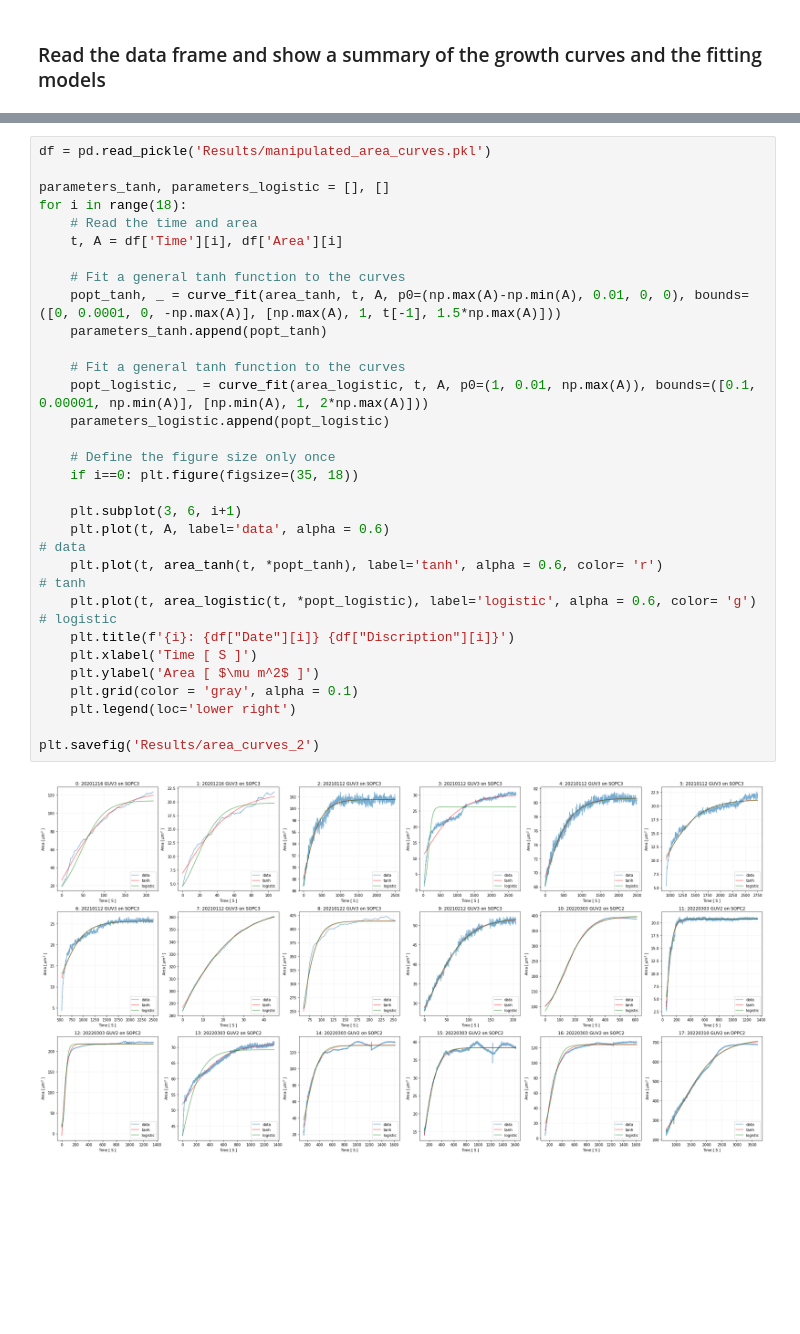
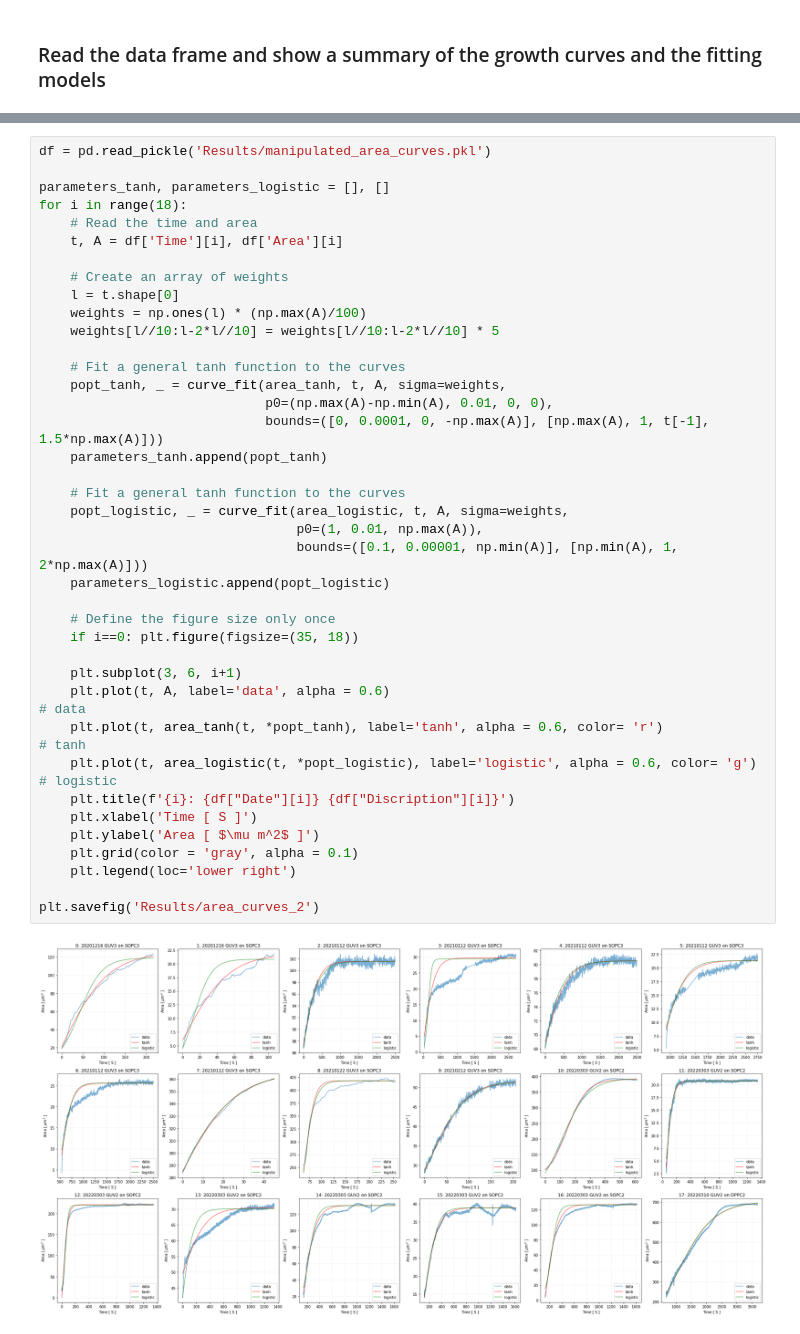
Before and after one commit to ahmed344/growth-curves, a Jupyter notebook: curves_table.ipynb, the cells around one changed output, grey strips where cells are left out. Cells and saved outputs as stored; diff of their text form; blank space fills up the shorter version.

Commit message:
array of weights

```diff
--- a/curves_table.ipynb
+++ b/curves_table.ipynb
@@ -28,32 +66,41 @@ def area_logistic(t, a0, r, k):
 # %%
 df = pd.read_pickle('Results/manipulated_area_curves.pkl')
 
 parameters_tanh, parameters_logistic = [], []
 for i in range(18):
     # Read the time and area
     t, A = df['Time'][i], df['Area'][i]
 
+    # Create an array of weights
+    l = t.shape[0]
+    weights = np.ones(l) * (np.max(A)/100)
+    weights[l//10:l-2*l//10] = weights[l//10:l-2*l//10] * 5
+
     # Fit a general tanh function to the curves
-    popt_tanh, _ = curve_fit(area_tanh, t, A, p0=(np.max(A)-np.min(A), 0.01, 0, 0), bounds=([0, 0.0001, 0, -np.max(A)], [np.max(A), 1, t[-1], 1.5*np.max(A)]))
+    popt_tanh, _ = curve_fit(area_tanh, t, A, sigma=weights,
+                             p0=(np.max(A)-np.min(A), 0.01, 0, 0),
+                             bounds=([0, 0.0001, 0, -np.max(A)], [np.max(A), 1, t[-1], 1.5*np.max(A)]))
     parameters_tanh.append(popt_tanh)
 
     # Fit a general tanh function to the curves
-    popt_logistic, _ = curve_fit(area_logistic, t, A, p0=(1, 0.01, np.max(A)), bounds=([0.1, 0.00001, np.min(A)], [np.min(A), 1, 2*np.max(A)]))
+    popt_logistic, _ = curve_fit(area_logistic, t, A, sigma=weights,
+                                 p0=(1, 0.01, np.max(A)),
+                                 bounds=([0.1, 0.00001, np.min(A)], [np.min(A), 1, 2*np.max(A)]))
     parameters_logistic.append(popt_logistic)
 
     # Define the figure size only once
     if i==0: plt.figure(figsize=(35, 18))
 
     plt.subplot(3, 6, i+1)
     plt.plot(t, A, label='data', alpha = 0.6)                                                   # data
     plt.plot(t, area_tanh(t, *popt_tanh), label='tanh', alpha = 0.6, color= 'r')                # tanh
     plt.plot(t, area_logistic(t, *popt_logistic), label='logistic', alpha = 0.6, color= 'g')    # logistic
     plt.title(f'{i}: {df["Date"][i]} {df["Discription"][i]}')
     plt.xlabel('Time [ S ]')
     plt.ylabel('Area [ $\mu m^2$ ]')
     plt.grid(color = 'gray', alpha = 0.1)
     plt.legend(loc='lower right')
 
 plt.savefig('Results/area_curves_2')
 # %% [output]
-[figure, old version]
+[figure, new version]
```
Also changed, not shown: parts of 9 cells of this notebook.
